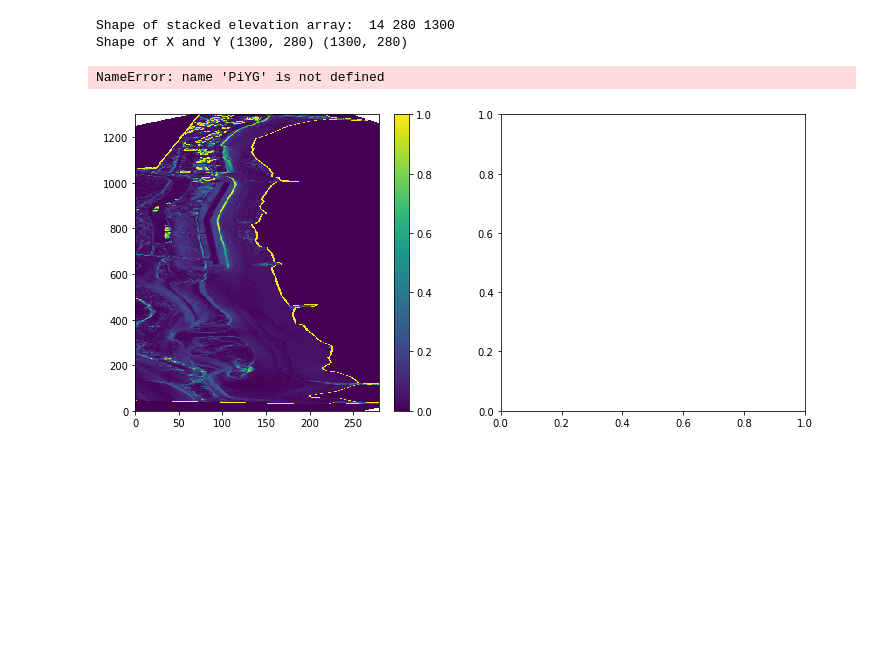
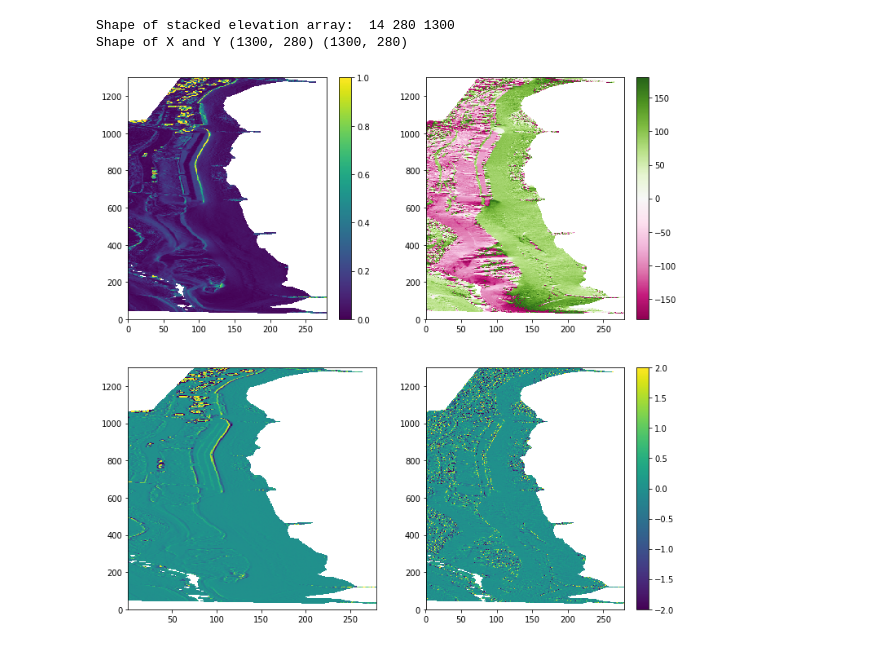
Before and after one commit to csherwood-usgs/Raster_calcs, a Jupyter notebook: Sandwich_profiles_from_xarray.ipynb, the cells around one changed output. Saved outputs shown, nothing was run; the diff lists cells and outputs as text; code cells hidden in the pictures; blank space fills up the shorter version.

```diff
--- a/Sandwich_profiles_from_xarray.ipynb
+++ b/Sandwich_profiles_from_xarray.ipynb
@@ -35,13 +35,15 @@ Shape of X and Y (1300, 280) (1300, 280)
 def hmetrics( z, dx=1., dy=1.):
     """
     Calculate horizontal metrics in DEM coordiante
-    My DEMs arrays need to be flipud'd on input to get north/south aspect correct.
 
     Peckham, S.D., 'Profile, Plan and Streamline Curvature: A Simple Derivation and Applications'
     Geomorphometery.org/2011.
     https://www.google.com/url?sa=t&rct=j&q=&esrc=s&source=web&cd=8&cad=rja&uact=8&ved=2ahUKEwinl86vkKDgAhVQxVkKHaEVBlMQFjAHegQIARAC&url=https%3A%2F%2Fwww.geomorphometry.org%2Fsystem%2Ffiles%2FPeckham2011ageomorphometry.pdf&usg=AOvVaw1iq3Zz0N3fHhBDgi_jXD-R
     TODO: Check varying dx and dy. I think that is as simple as multipying the
           returned gradients by dx and dy.
+
+    Input:
+       z - Elevation matrix with
     """
     fy, fx = np.gradient( z )
     fy = fy*dy
@@ -49,7 +51,7 @@ def hmetrics( z, dx=1., dy=1.):
 
     slope = np.sqrt(fx**2 + fy**2)
     #  slope = np.pi/2. - np.arctan(slope_mag) # angle in radians
-    aspect = np.rad2deg( np.arctan2(-fx, fy) )
+    aspect = np.rad2deg( np.arctan2( -fx, -fy) )
 
     fxy, fxx = np.gradient(fx)
     fyy, fyx = np.gradient(fy)
@@ -67,21 +69,23 @@ def hmetrics( z, dx=1., dy=1.):
 # %%
 k = 1 # pick one of the maps
 z = da[k,:,:].values
+z[z<-2.]=np.NaN
 
 slope, aspect, kp, kc = hmetrics( z )
+
+
 
 fig = plt.figure(figsize=(12,12))
 ax = fig.add_subplot(221)
 plt.pcolormesh(X,Y,slope,vmin=0,vmax=1.)
 plt.colorbar()
 ax = fig.add_subplot(222)
-plt.pcolormesh(X,Y,aspect,vmin=-180.,vmax=180.,colormap=PiYG)
+plt.pcolormesh(X,Y,aspect,vmin=-180.,vmax=180.,cmap=plt.cm.PiYG)
 plt.colorbar()
 ax = fig.add_subplot(223)
 plt.pcolormesh(X,Y,kp,vmin=-.5,vmax=+.5)
 ax = fig.add_subplot(224)
-plt.pcolormesh(X,Y,kc,vmin=-.5,vmax=+.5)
+plt.pcolormesh(X,Y,kc,vmin=-2,vmax=2)
 plt.colorbar();
 # %% [output]
-NameError: name 'PiYG' is not defined
-[figure, old version]
+[figure, new version]
```
Also changed, not shown: parts of 7 cells of this notebook.
